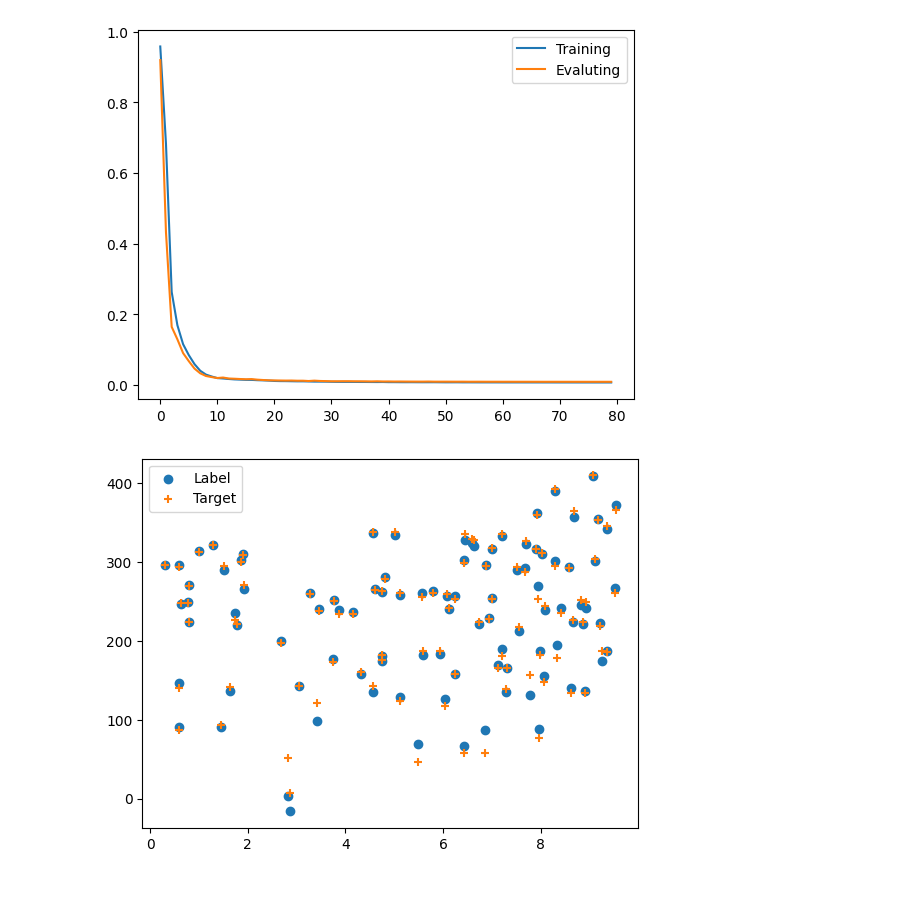
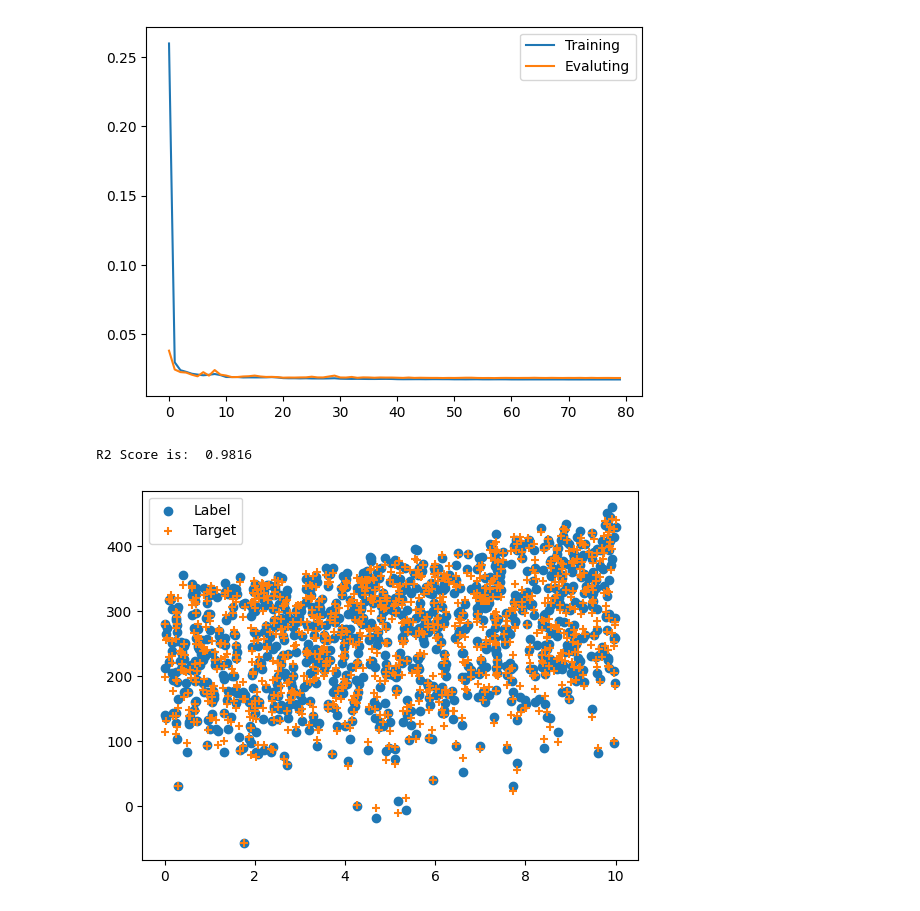
Before and after one commit to jabermalekzadeh/Linear_Model_Multi_Feature, a Jupyter notebook: Research/Research.ipynb, the cells around one changed output. Saved outputs shown, nothing was run; the diff lists cells and outputs as text; code cells hidden in the pictures.

```diff
--- a/Research/Research.ipynb
+++ b/Research/Research.ipynb
@@ -7,22 +7,25 @@ from torch.utils.data import TensorDataset, DataLoader
 import torch.nn as nn
 from tqdm import tqdm
 from sklearn import preprocessing
+from sklearn.metrics import r2_score
 
 
 SEED = 40
 np.random.seed(SEED)
 torch.manual_seed(SEED)
 
+N = 10000
+x1 = np.random.uniform(0,1,N).reshape(-1,1)
+x2 = np.random.uniform(0,10,N).reshape(-1,1)
+x3 = np.random.uniform(0,100,N).reshape(-1,1)
+x = np.hstack((x1,x2,x3))
+Noise = np.random.uniform(0,40,N).reshape(-1,1)
 
-x1 = np.random.uniform(0,1,1000).reshape(-1,1)
-x2 = np.random.uniform(0,10,1000).reshape(-1,1)
-x3 = np.random.uniform(0,100,1000).reshape(-1,1)
-x = np.hstack((x1,x2,x3))
 
 y1 = 100*np.sin(1.5*np.pi*x1)
 y2 = x2**2
 y3 = 50*np.log(x3+1)
-y = (y1+y2+y3).reshape(-1,1)
+y = (y1+y2+y3).reshape(-1,1)+Noise
 
 device = torch.device('mps' if torch.backends.mps.is_available() else 'cpu')
 device = 'cpu'
@@ -62,13 +65,26 @@ class MLPModel(nn.Module):
         super().__init__(*args, **kwargs)
         self.model = nn.Sequential(
             nn.Linear(3,128),
-            nn.ReLU(),
+            # nn.BatchNorm1d(128),
+            nn.GELU(),
+            # nn.ReLU(),
+            # nn.LeakyReLU(.05),
             nn.Linear(128,64),
-            nn.ReLU(),
+            # nn.BatchNorm1d(64),
+            nn.GELU(),
+            # nn.ReLU(),
+            # nn.LeakyReLU(0.05),
+            # nn.Dropout(0),
             nn.Linear(64,32),
-            nn.ReLU(),
+            # nn.BatchNorm1d(32),
+            nn.GELU(),
+            # nn.ReLU(),
+            # nn.LeakyReLU(0.05),
+            # nn.Dropout(.1),
             nn.Linear(32,16),
-            nn.ReLU(),
+            nn.GELU(),
+            # nn.ReLU(),
+            # nn.LeakyReLU(0.05),
             nn.Linear(16,1),
         )
     def forward(self, x):
@@ -76,7 +92,7 @@ class MLPModel(nn.Module):
 
 model = MLPModel().to(device)
 criteria = torch.nn.MSELoss()
-optimizer = torch.optim.Adam(model.parameters(), lr= 1e-3)
+optimizer = torch.optim.Adam(model.parameters(), lr= 1e-3, weight_decay= 1e-5)
 scheduler = torch.optim.lr_scheduler.StepLR(optimizer, step_size= 10, gamma= 0.5)
 epochs = 80
 error_train = []
@@ -104,32 +120,36 @@ for epoch in tqdm(range(epochs), desc= 'Eposchs:'):
 
 
 plt.figure()
 plt.plot(error_train, label ='Training')
 plt.plot(error_eval, label ='Evaluting')
 plt.legend()
 plt.show()
 
 y_test_pred = []
 x_test_plot = []
 y_test_plot = []
 
 with torch.no_grad():
     for xt, yt in dataloader_test:
         y_pred = model(xt)
         x_test_plot.extend(xt.cpu().numpy())
         y_test_plot.extend(yt.cpu().numpy())
         y_test_pred.extend(y_pred.cpu().numpy())
 
 x_test_plot = scaler_x.inverse_transform(x_test_plot)
 y_test_plot = scaler_y.inverse_transform(y_test_plot)
 y_test_pred = scaler_y.inverse_transform(y_test_pred)
 
+r2_s = r2_score(y_test_pred, y_test_plot)
+print(f"R2 Score is: {r2_s: .4f}")
+
 # print(len(y_test_pred))
 plt.figure()
 plt.scatter(x_test_plot[:,1], y_test_plot, label = 'Label')
 plt.scatter(x_test_plot[:,1], y_test_pred, label = 'Target', marker= '+')
 plt.legend()
 plt.show()
 # %% [output]
-[figure, old version]
+[figure, new version]
+R2 Score is:  0.9816
-[figure, old version]
+[figure, new version]
```
Also changed, not shown: 1 other file.
